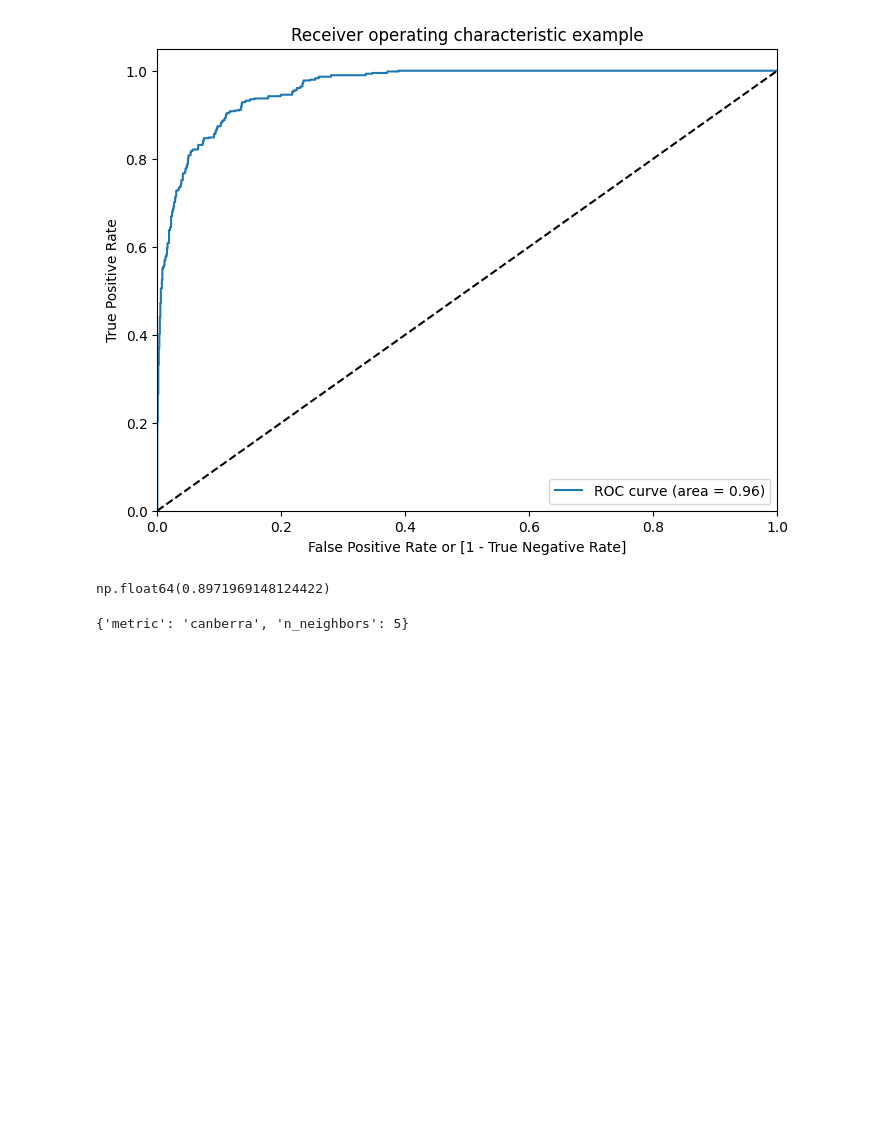
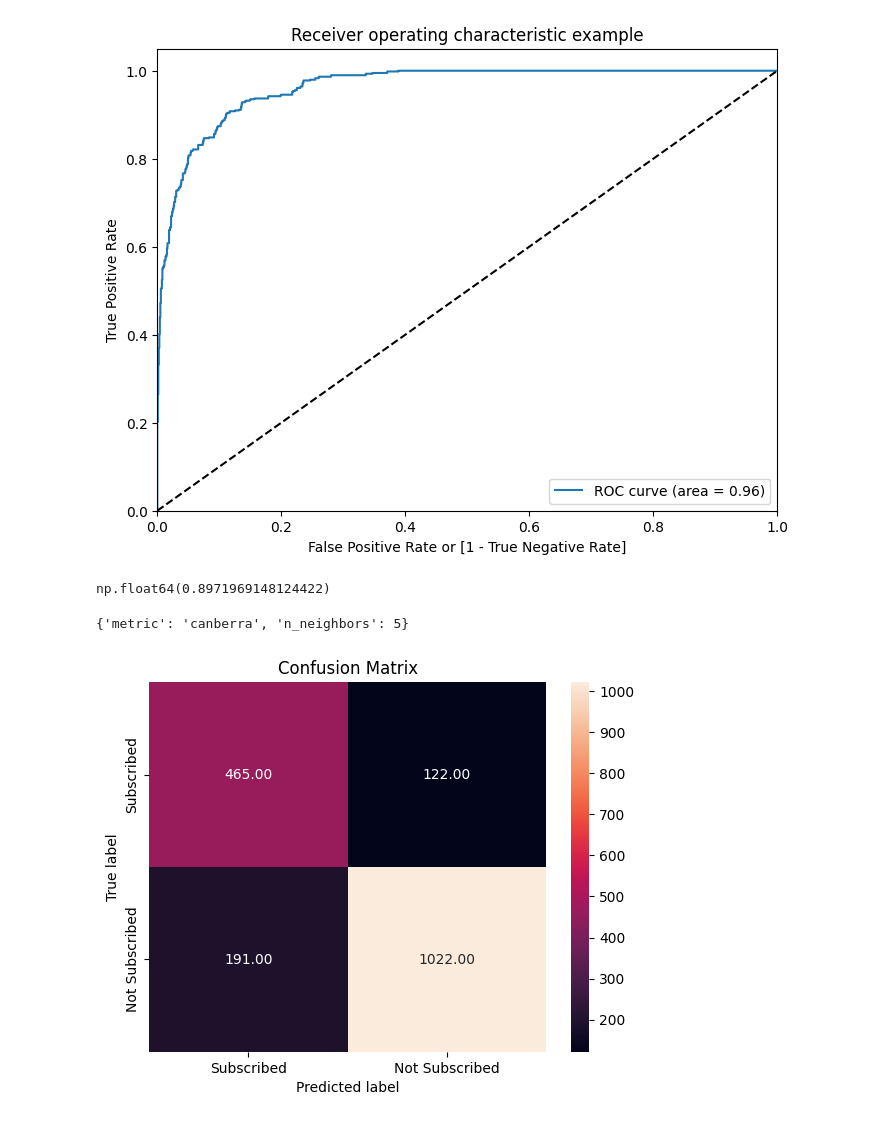
Before and after one commit to sandeepdixit05/machinelearning, a Jupyter notebook: 19_module 05 Bank Analysis.ipynb, the cells around one changed output. Drawn from its saved outputs; the diff is of its cells as text; code cells hidden in the pictures; blank space fills up the shorter version.

```diff
--- a/19_module 05 Bank Analysis.ipynb
+++ b/19_module 05 Bank Analysis.ipynb
@@ -248,3 +248,8 @@ np.float64(0.8971969148124422)
 clf.best_params_
 # %% [output]
 {'metric': 'canberra', 'n_neighbors': 5}
+# %%
+pred_y = clf.best_estimator_.predict( test_X )
+draw_cm( test_y, pred_y )
+# %% [output]
+[figure, added]
```
Also changed, not shown: parts of 1 cell of this notebook.
